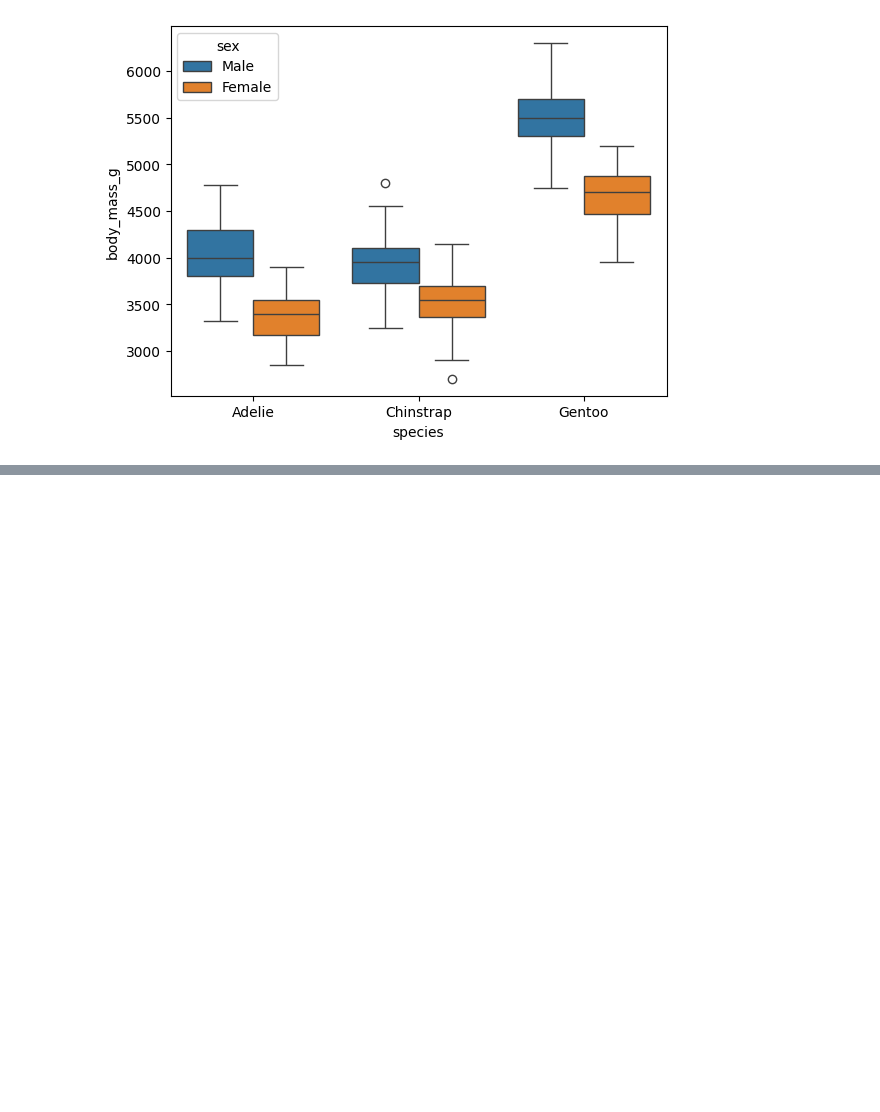
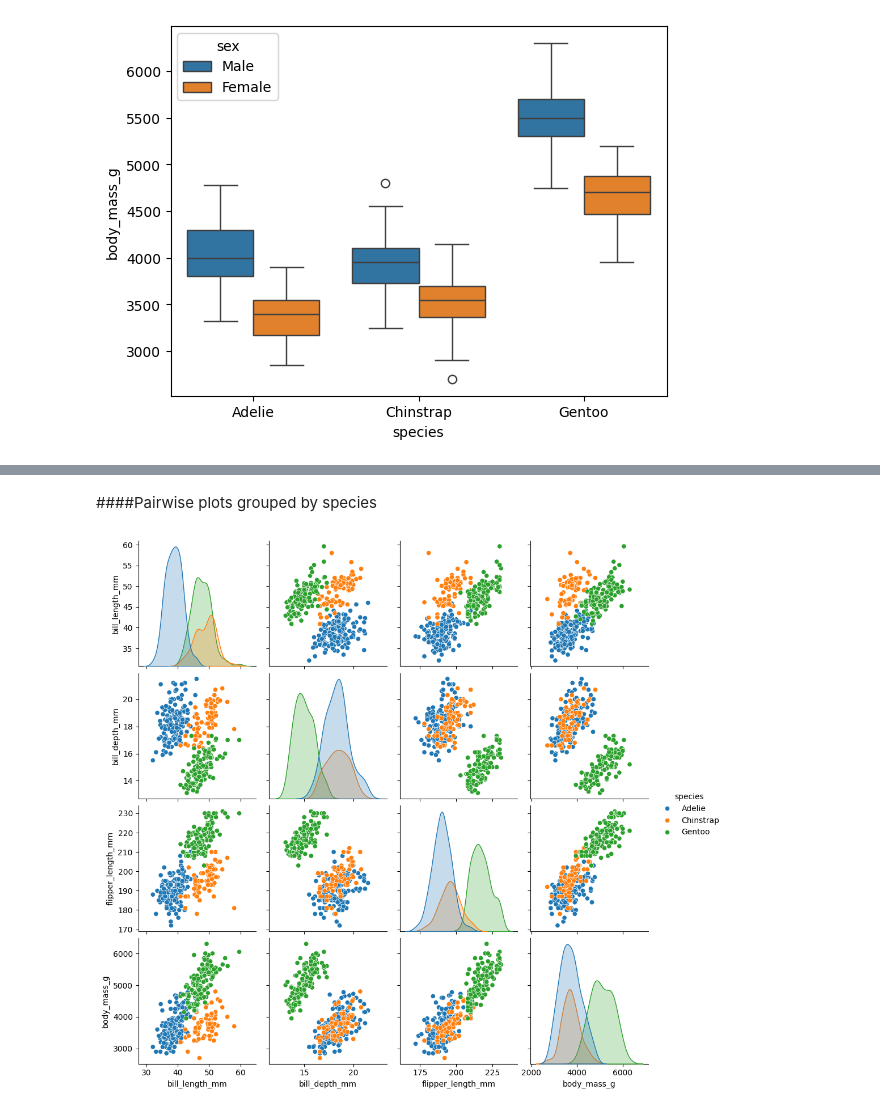
Before and after one commit to Alissa-Ouspen/data201_alissa, a Jupyter notebook: week11/Ouspenskaia_Project2.ipynb, the cells around one changed output, grey strips where cells are left out. Saved outputs shown, nothing was run; the diff lists cells and outputs as text; code cells hidden in the pictures; blank space fills up the shorter version.

```diff
--- a/week11/Ouspenskaia_Project2.ipynb
+++ b/week11/Ouspenskaia_Project2.ipynb
@@ -172 +211,8 @@ sns.boxplot(data = penguins, x = "species", y = "body_mass_g", hue = "sex")
+# %% [markdown]
+####Pairwise plots grouped by species
+# %%
+sns.pairplot(penguins[["species", "bill_length_mm", "bill_depth_mm", "flipper_length_mm", "body_mass_g", "sex"]].dropna(), hue = "species")
+plt.show()
+# %% [output]
+[figure, added]
 # %%
```
Also changed, not shown: parts of 41 cells of this notebook.
